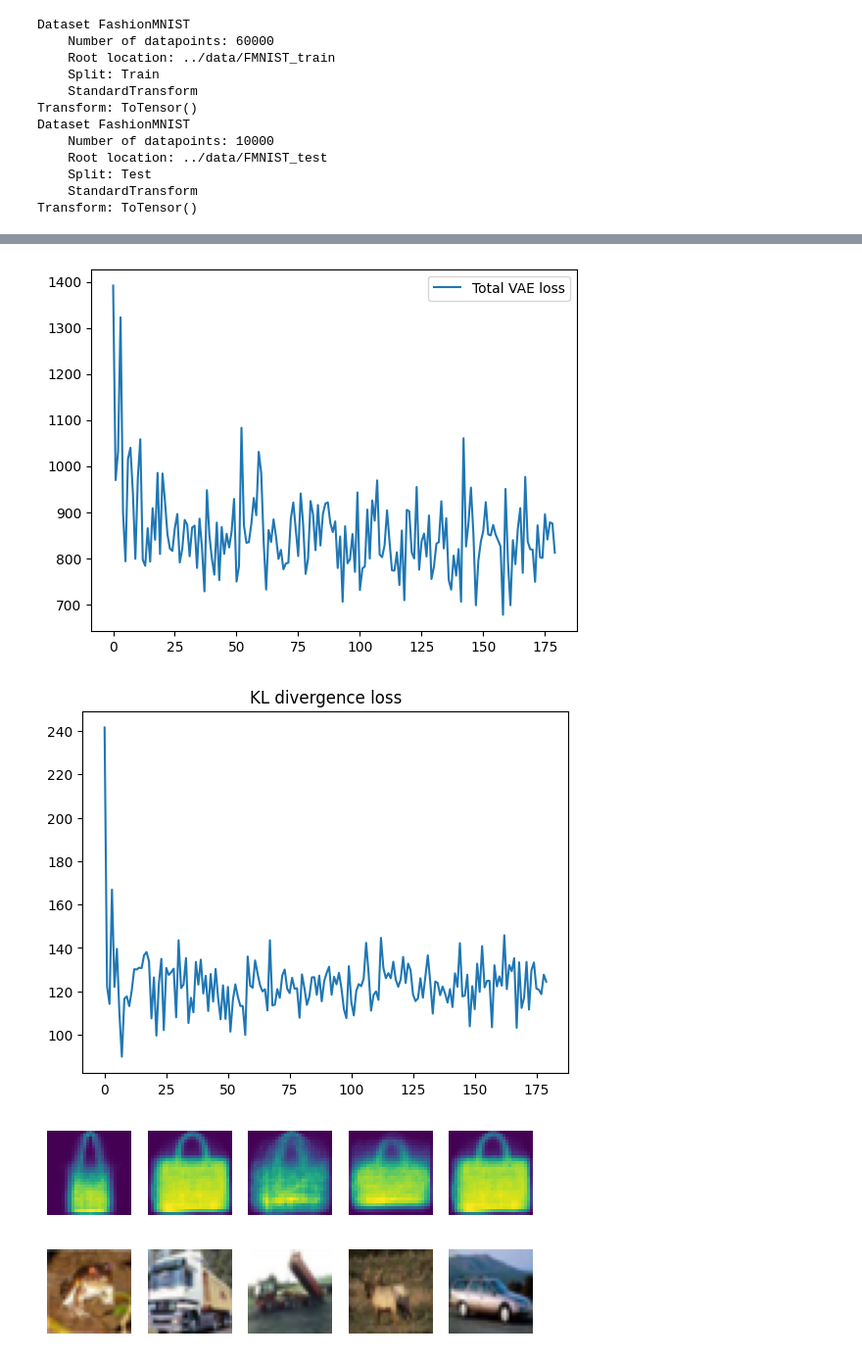
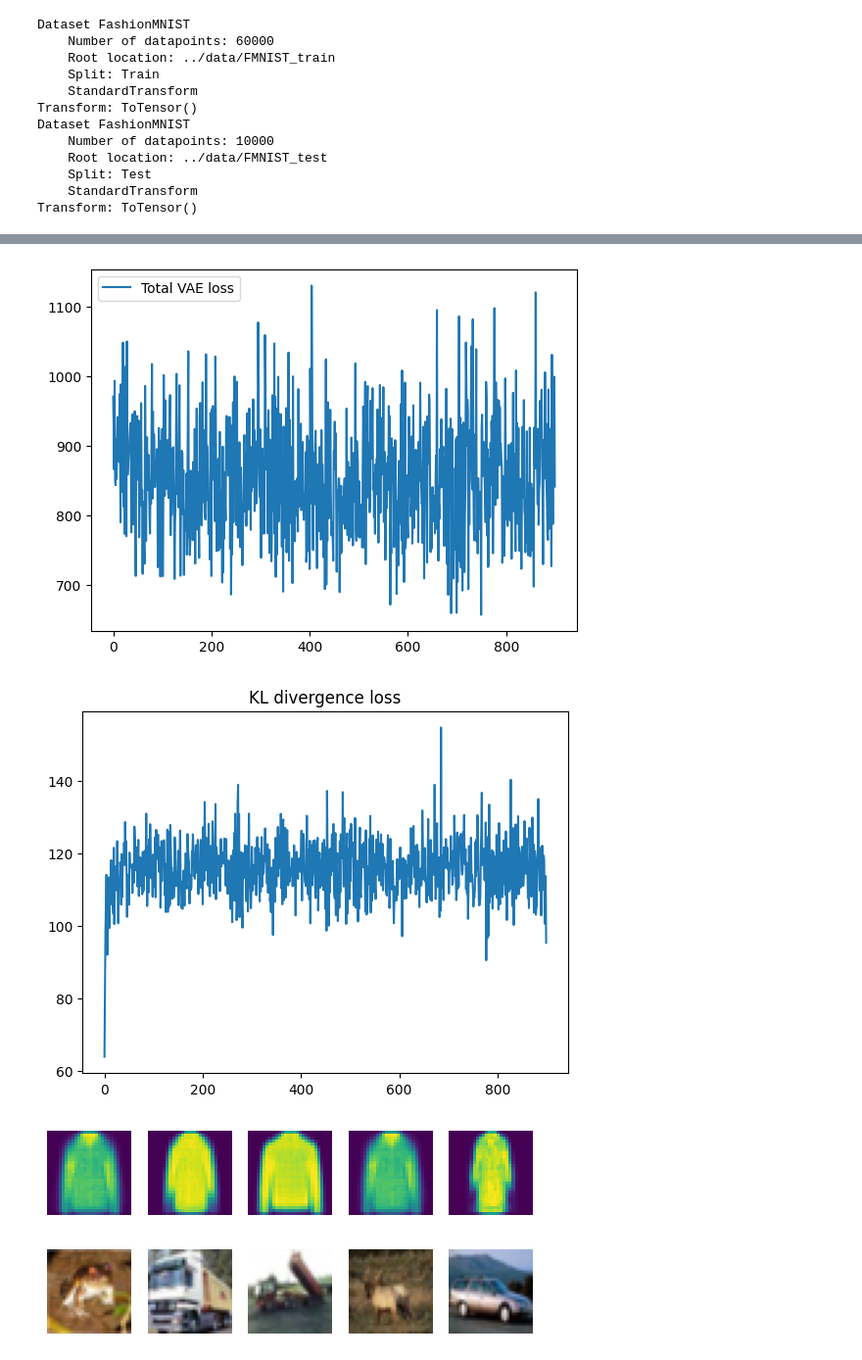
Before and after one commit to alexojica/research-project-experiments, a Jupyter notebook: src/jupyter_notebook/fmnist_cvae.ipynb, the cells around one changed output, grey strips where cells are left out. Shown at 98% size. Cells and saved outputs as stored; diff of their text form; code cells hidden in the pictures.

```diff
--- a/src/jupyter_notebook/fmnist_cvae.ipynb
+++ b/src/jupyter_notebook/fmnist_cvae.ipynb
@@ -36,7 +36,7 @@ vae = ConditionalVae(dim_encoding=3).to(device)
 vae_model, vae_loss_li, kl_loss_li = vae.train_model(
     training_data=training_data,
     batch_size=32,
-    epochs=10,
+    epochs=50,
     learning_rate=0.01
 )
 # %% [output]
@@ -67,13 +74,13 @@ plot_vae_training_result(
     kl_loss_li=np_kl_loss_li
 )
 # %% [output]
-[figure, old version]
+[figure, new version]
-[figure, old version]
+[figure, new version]
 # %%
-images = vae.generate_data(n_samples=5, target_label=8)
+images = vae.generate_data(n_samples=5, target_label=4)
 plot_image(images)
 # %% [output]
-[figure, old version]
+[figure, new version]
 # %%
 # from src.sampling import split_dirichlet
 #
```
Also changed, not shown: parts of 1 cell of this notebook, 3 other files.
